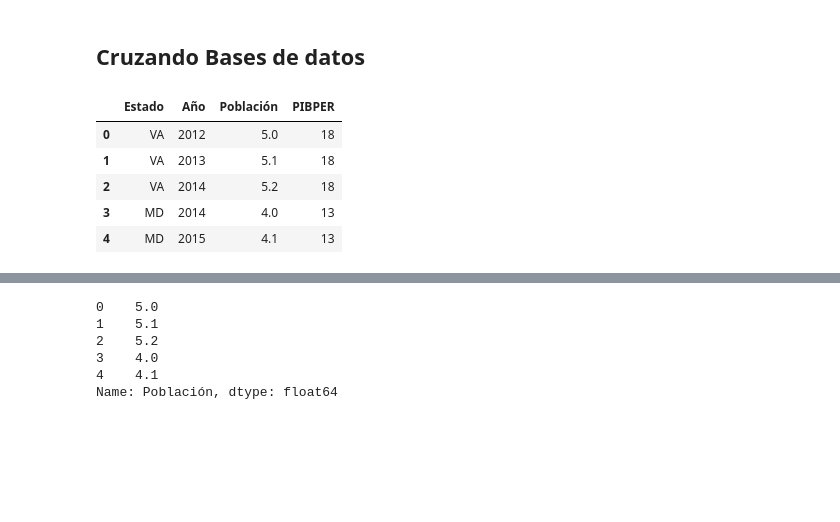
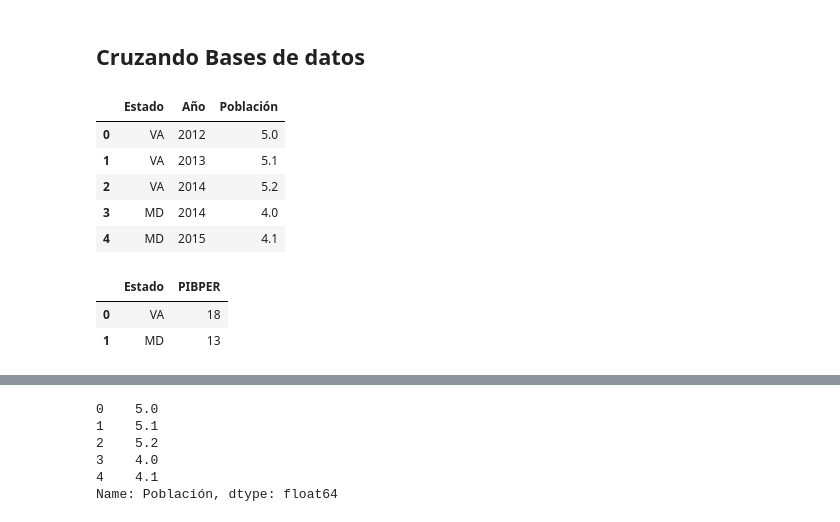
Before and after one commit to carlosjimenez88M/bootcamprBIT, a Jupyter notebook: Códigos/Data_Eng.ipynb, the cells around one changed output, grey strips where cells are left out. Cells and saved outputs as stored; diff of their text form; code cells hidden in the pictures; blank space fills up the shorter version.

```diff
--- a/Códigos/Data_Eng.ipynb
+++ b/Códigos/Data_Eng.ipynb
@@ -421,12 +484,20 @@ df1 = pd.DataFrame(data1)
 data2 = {'Estado' : ['VA', 'MD'],
           'PIBPER' : [18, 13]}
 df2 = pd.DataFrame(data2)
-# %%
-df1.merge(df2,on='Estado', how='left')
-# %% [output]
-|  | Estado | Año | Población | PIBPER |
-| 0 | VA | 2012 | 5.0 | 18 |
-| 1 | VA | 2013 | 5.1 | 18 |
-| 2 | VA | 2014 | 5.2 | 18 |
-| 3 | MD | 2014 | 4.0 | 13 |
-| 4 | MD | 2015 | 4.1 | 13 |
+# %%
+# muestra la información de la base de datos df1
+df1
+# %% [output]
+|  | Estado | Año | Población |
+| 0 | VA | 2012 | 5.0 |
+| 1 | VA | 2013 | 5.1 |
+| 2 | VA | 2014 | 5.2 |
+| 3 | MD | 2014 | 4.0 |
+| 4 | MD | 2015 | 4.1 |
+# %%
+# muestra la información de la base de datos df2
+df2
+# %% [output]
+|  | Estado | PIBPER |
+| 0 | VA | 18 |
+| 1 | MD | 13 |
```
Also changed, not shown: parts of 82 cells of this notebook.
